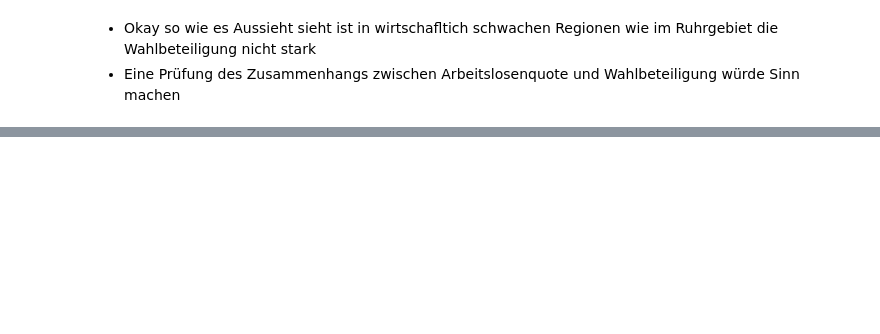
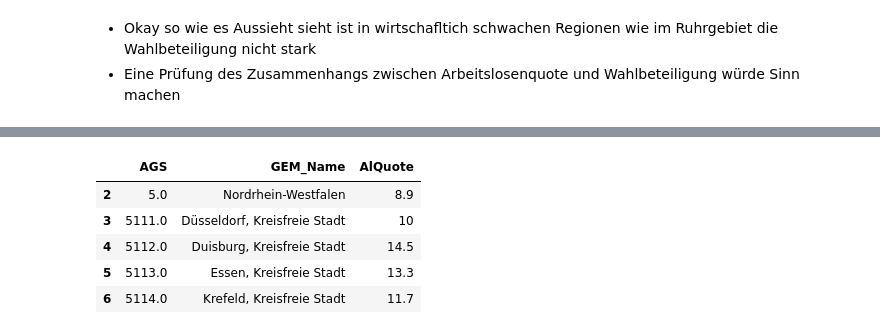
Before and after one commit to xlko/WahlbeteiligungNRW, a Jupyter notebook: WahlbeteiligungNRW.ipynb, the cells around one changed output, grey strips where cells are left out. Cells and saved outputs as stored; diff of their text form; code cells hidden in the pictures; blank space fills up the shorter version.

```diff
--- a/WahlbeteiligungNRW.ipynb
+++ b/WahlbeteiligungNRW.ipynb
@@ -414,0 +437,12 @@ karte
+# %%
+al_quote.columns = ['AGS', 'GEM_Name', 'AlQuote']
+al_quote.head()
+# Ein weiteres Datenmunging ist nötig
+# Der Datensatz kann sofort mittels des AGS in der ersten Variablen gemergt werden.
+# %% [output]
+|  | AGS | GEM_Name | AlQuote |
+| 2 | 5.0 | Nordrhein-Westfalen | 8.9 |
+| 3 | 5111.0 | Düsseldorf, Kreisfreie Stadt | 10 |
+| 4 | 5112.0 | Duisburg, Kreisfreie Stadt | 14.5 |
+| 5 | 5113.0 | Essen, Kreisfreie Stadt | 13.3 |
+| 6 | 5114.0 | Krefeld, Kreisfreie Stadt | 11.7 |
```
Also changed, not shown: parts of 18 cells of this notebook, 2 other files.
